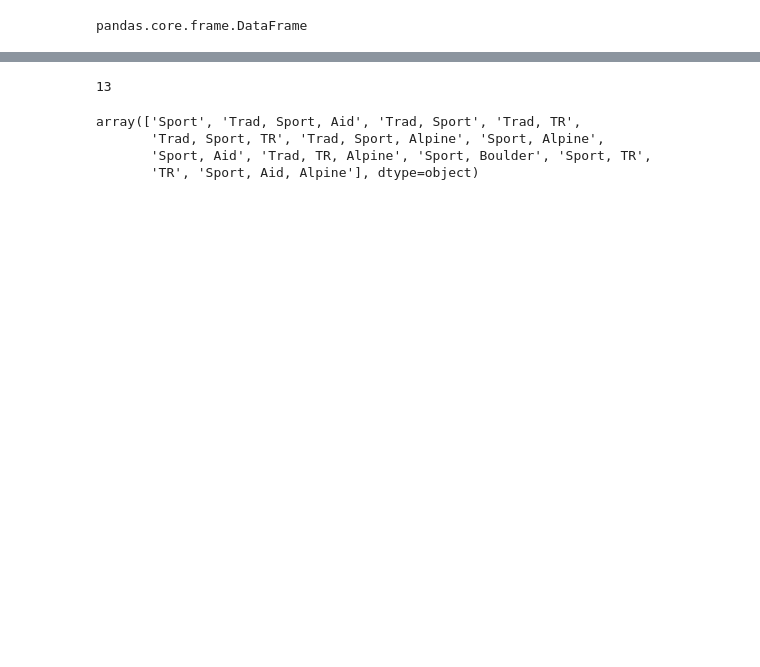
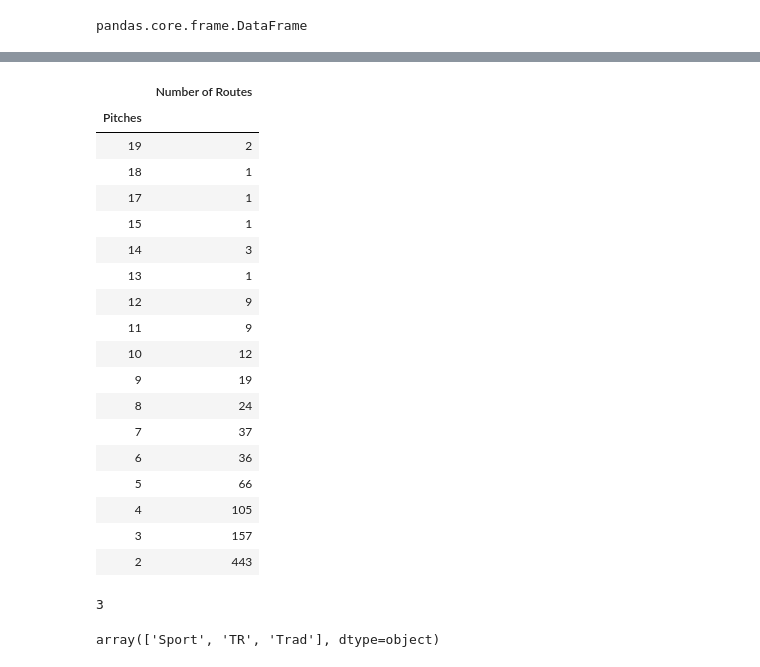
Before and after one commit to andrew2code/multi_pitch, a Jupyter notebook: eda.ipynb, the cells around one changed output, grey strips where cells are left out. Drawn from its saved outputs; the diff is of its cells as text; code cells hidden in the pictures; blank space fills up the shorter version.

```diff
--- a/eda.ipynb
+++ b/eda.ipynb
@@ -134,14 +131,36 @@ Name: Route Type, dtype: int64
+# %%
+pitches = pd.DataFrame(climbing['Pitches'].value_counts())
+pitches.columns=['Number of Routes']
+pitches.index.name = 'Pitches'
+pitches.sort_values('Pitches', ascending=False, inplace=True)
+pitches
+# I want to do a graph of this. Not a pie chart. Not a scatter. Bar chart.
+# %% [output]
+|  | Number of Routes |
+| Pitches |  |
+| 19 | 2 |
+| 18 | 1 |
+| 17 | 1 |
+| 15 | 1 |
+| 14 | 3 |
+| 13 | 1 |
+| 12 | 9 |
+| 11 | 9 |
+| 10 | 12 |
+| 9 | 19 |
+| 8 | 24 |
+| 7 | 37 |
+| 6 | 36 |
+| 5 | 66 |
+| 4 | 105 |
+| 3 | 157 |
+| 2 | 443 |
 # %%
-climbing['Route Type'].nunique()
+climbing['Route Type 1'].nunique()
 #this is not true, see below
 # %% [output]
-13
+3
-# %%
-climbing['Route Type'].unique()
-#this is not true because it is incorrectly counting 'Sport' as 1,
-# 'Trad, Sport, Aid' as its own value
-# %% [output]
-array(['Sport', 'Trad, Sport, Aid', 'Trad, Sport', 'Trad, TR',
-       'Trad, Sport, TR', 'Trad, Sport, Alpine', 'Sport, Alpine',
-       'Sport, Aid', 'Trad, TR, Alpine', 'Sport, Boulder', 'Sport, TR',
-       'TR', 'Sport, Aid, Alpine'], dtype=object)
+# %%
+climbing['Route Type 1'].unique()
+# %% [output]
+array(['Sport', 'TR', 'Trad'], dtype=object)
```
Also changed, not shown: parts of 16 cells of this notebook, 3 other files.
